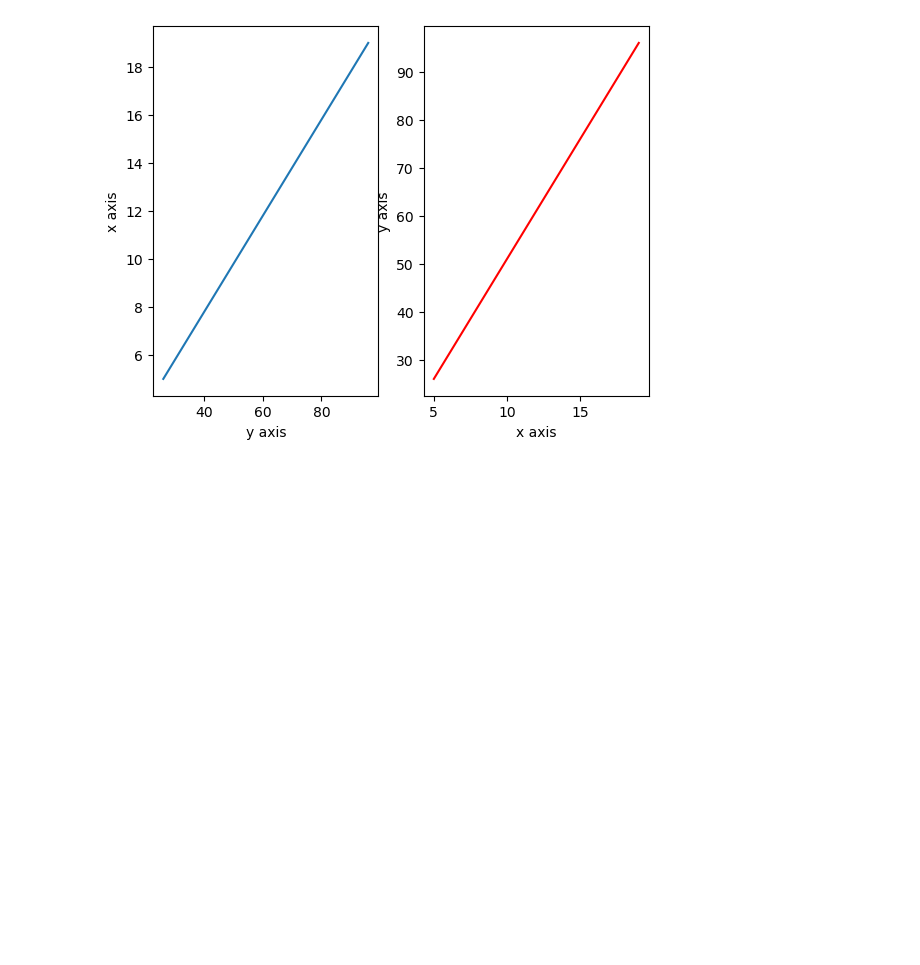
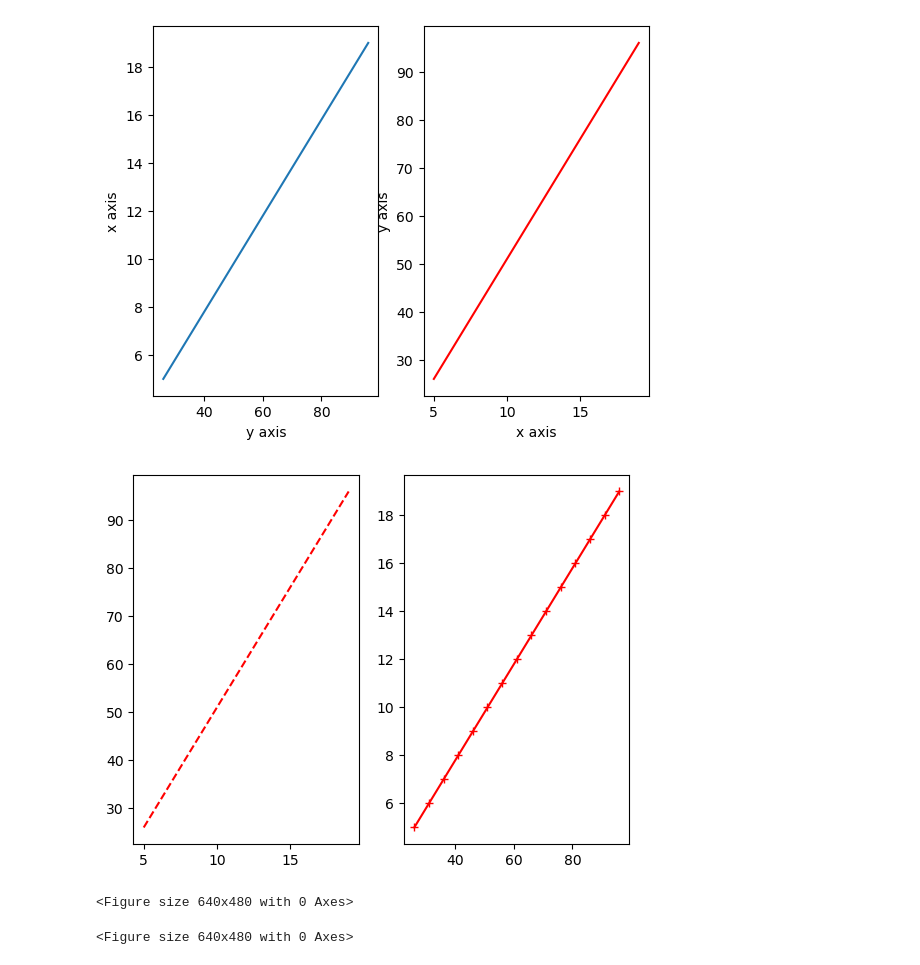
Before and after one commit to mdnaim2004/NOTE_ARCHIVE, a Jupyter notebook: matplotlib/intro_matplotlib.ipynb, the cells around one changed output. Drawn from its saved outputs; the diff is of its cells as text; code cells hidden in the pictures; blank space fills up the shorter version.

```diff
--- a/matplotlib/intro_matplotlib.ipynb
+++ b/matplotlib/intro_matplotlib.ipynb
@@ -35,3 +35,19 @@ plt.ylabel('x axis')
 plt.show()
 # %% [output]
 [figure]
+# %%
+plt.subplot(1,2,1)
+plt.plot(x,y, 'r--')
+plt.subplot(1,2,2)
+plt.plot(y,x, 'r+-')
+plt.show()
+# %% [output]
+[figure, added]
+# %%
+# Object Orentade Methode
+
+fig = plt.figure()
+fig
+# %% [output]
+<Figure size 640x480 with 0 Axes>
+<Figure size 640x480 with 0 Axes>
```
Also changed, not shown: parts of 3 cells of this notebook.
